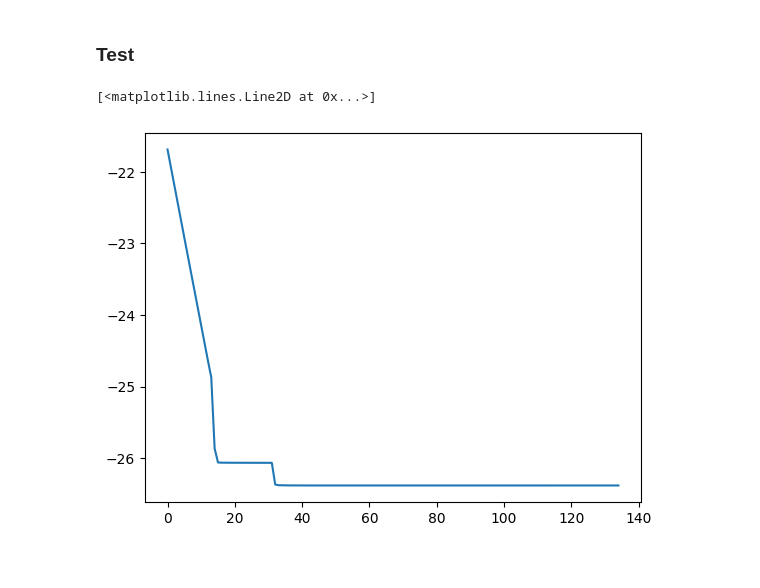
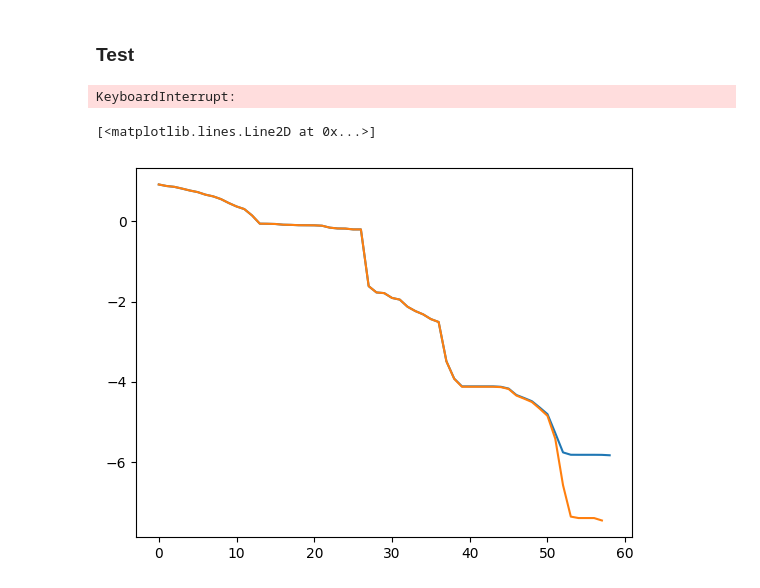
Before and after one commit to pietrorichelli/dmrg, a Jupyter notebook: dev/dev.ipynb, the cells around one changed output. Drawn from its saved outputs; the diff is of its cells as text; code cells hidden in the pictures.

```diff
--- a/dev/dev.ipynb
+++ b/dev/dev.ipynb
@@ -16,0 +353,3 @@ from tqdm import tqdm
+# %%
+%%timeit
+a = OTC.contract(eq,*tens)
@@ -16,0 +363,3 @@ from tqdm import tqdm
+# %%
+import opt_einsum as oe
+path,info = oe.contract_path(eq, *tens, optimize="greedy")
@@ -16,0 +820,9 @@ from tqdm import tqdm
+# %%
+# Use dictionary to defer list access - pop indices determined by dictionary, applied at the end
+pop_indices = {
+    True: (j, i),
+    False: (i, j)
+}
+# Pop in descending order to avoid index shifting
+for idx in sorted(pop_indices[i < j], reverse=True):
+    tensors_list.pop(idx)
@@ -1052,16 +1866,16 @@ class MPO_TFI():
 
         return Wright
 # %%
-L = 21
-h_x = 1
-# h = MPO_Ioannis(h=.5,k=.5,J=1)
-h = MPO_TFI(J=1,h_x=h_x)
+L = 18
+h_x = .1
+# h = MPO_Ioannis(h=h_x,k=.5,J=1)
+# h = MPO_TFI(J=1,h_x=h_x)
 # h = MPO_XY()
-# h = MPO_AL(.1,.2,.3,.4,.5)
+h = MPO_AL_test(.1,.2,.3,.4,.5)
 mps = MPS(L,d=h.d)
 cont = CONT(mps,h)
 # print(f'max mem MPS: {mps.ram.max}\n'+f'max mem CONT: {cont.ram.max}')
-sys = dmrg(cont,chi=2,k=50)
+sys = dmrg(cont,chi=2,k=50,err=1e-7)
 obs = observables(mps)
 mps.random()
 cont.random()
@@ -1091,8 +1905,10 @@ for site,dir in tqdm(mps.first_sweep()):
 # print(f'mem available CONT: {(cont.ram.max-cont.ram.current_size)/1024**3:.4f} GB')
 
 for site,dir in tqdm(mps.sweep()):
-    En,_,_ = sys.step2sites(site,dir=dir,exc='off')
+    En,_,Ep = sys.step2sites(site,dir=dir)
     EE.append(En)
+    EE_pre.append(Ep)
+    # print(Ep-En)
 
 # print(f'mem available MPS: {(mps.ram.max-mps.ram.current_size)/1024**3:.4f} GB')
 # print(f'mem available CONT: {(cont.ram.max-cont.ram.current_size)/1024**3:.4f} GB')
@@ -1100,8 +1916,9 @@ for site,dir in tqdm(mps.sweep()):
 k = 0
 while True:
     for site,dir in tqdm(mps.sweep()):
-        En,_,_ = sys.step2sites(site,dir=dir,exc='off')
+        En,_,Ep = sys.step2sites(site,dir=dir)
         EE.append(En)
+        EE_pre.append(Ep)
 
     # print(f'mem available MPS: {(mps.ram.max-mps.ram.current_size)/1024**3:.4f} GB')
     # print(f'mem available CONT: {(cont.ram.max-cont.ram.current_size)/1024**3:.4f} GB')
@@ -1109,6 +1926,7 @@ while True:
     k += 1
     sys.chi += 200
     sys.k += 50
+    cont.OTC._cache = {}
     if k == 3:
         break
 
@@ -1153,8 +1971,14 @@ for site,dir in mps.right_sweep():
     # if site == 10:
     #     ZZ_10_13 = obs.two_sites(site,site+3,string=h.Id,obs1=h.Id)
 
-plt.plot(EE[1:])
+plt.plot(np.log10(EE-min(EE)))
+plt.plot(np.log10(EE_pre[1:]-min(EE_pre)))
 # %% [output]
-[<matplotlib.lines.Line2D at 0x...>]
+KeyboardInterrupt:
-[figure, removed]
+# %%
+plt.plot(np.log10(EE-min(EE)))
+plt.plot(np.log10(EE_pre[1:]-min(EE_pre)))
+# %% [output]
+[<matplotlib.lines.Line2D at 0x...>]
+[figure, added]
 # %%
```
Also changed, not shown: parts of 25 cells of this notebook, 6 other files.
